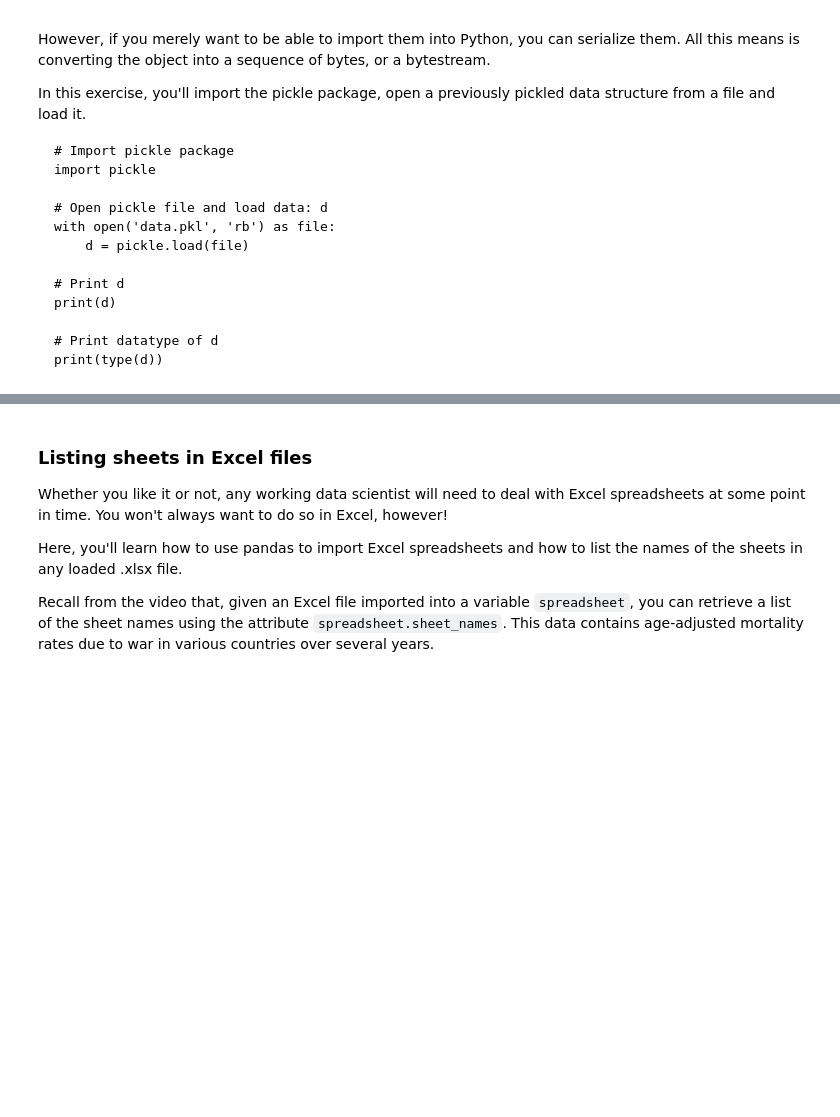
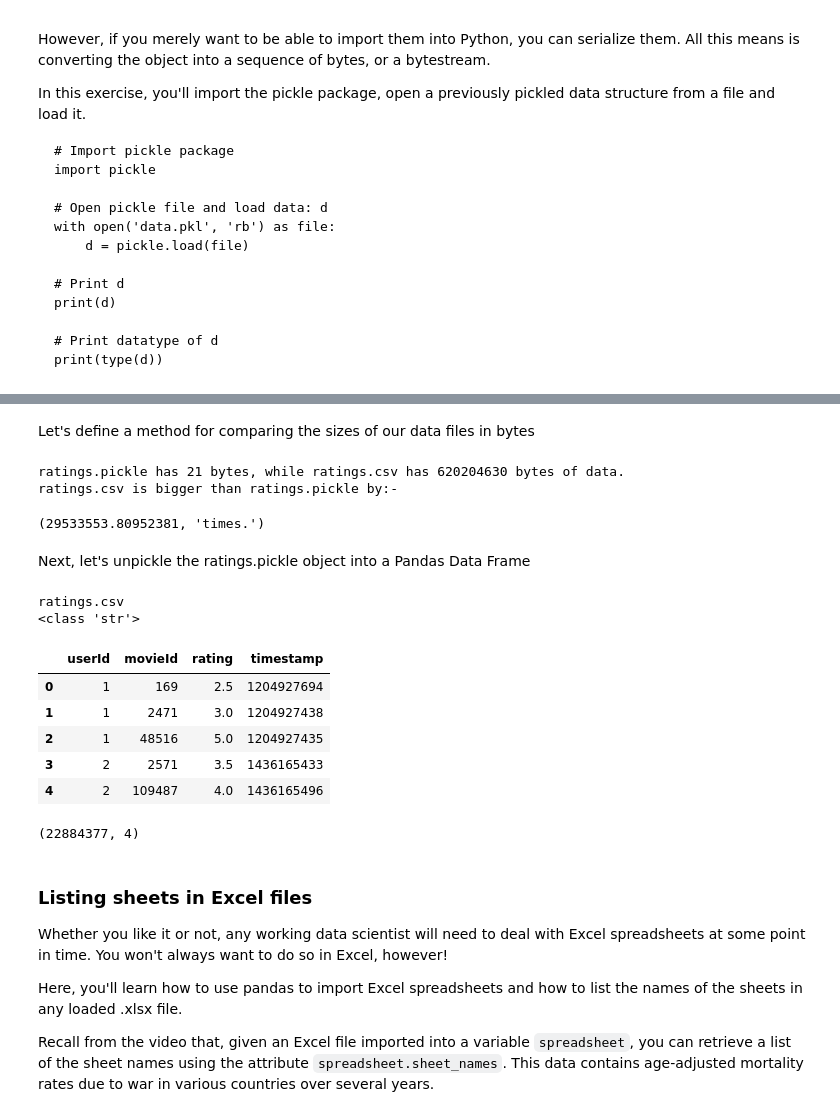
Before and after one commit to Lawrence-Krukrubo/Effective_Python, a Jupyter notebook: intro_to_importing_data_in_python.ipynb, the cells around one changed output, grey strips where cells are left out. Drawn from its saved outputs; the diff is of its cells as text; code cells hidden in the pictures; blank space fills up the shorter version.

```diff
--- a/intro_to_importing_data_in_python.ipynb
+++ b/intro_to_importing_data_in_python.ipynb
@@ -377,0 +438,2 @@ print(type(d))
+# %% [markdown]
+Let's define a method for comparing the sizes of our data files in bytes
@@ -378,3 +464,39 @@ print(type(d))
+# %%
+compare_file_sizes('ratings.pickle', 'ratings.csv')
+# %% [output]
+ratings.pickle has 21 bytes, while ratings.csv has 620204630 bytes of data.
+ratings.csv is bigger than ratings.pickle by:-
+(29533553.80952381, 'times.')
+# %% [markdown]
+Next, let's unpickle the ratings.pickle object into a Pandas Data Frame
+# %%
+# Open pickle file and load data:
+with open('ratings.pickle', 'rb') as f:
+    ratings_data = pickle.load(f)
+
+# Print ratings_data
+print(ratings_data)
+
+# Print datatype of ratings_data
+print(type(ratings_data))
+# %% [output]
+ratings.csv
+<class 'str'>
+# %%
+ratings_df = pd.read_csv(ratings_data)
+ratings_df.head()
+# %% [output]
+|  | userId | movieId | rating | timestamp |
+| 0 | 1 | 169 | 2.5 | 1204927694 |
+| 1 | 1 | 2471 | 3.0 | 1204927438 |
+| 2 | 1 | 48516 | 5.0 | 1204927435 |
+| 3 | 2 | 2571 | 3.5 | 1436165433 |
+| 4 | 2 | 109487 | 4.0 | 1436165496 |
+# %%
+# Let's see the shape of the ratings_df
+ratings_df.shape
+# %% [output]
+(22884377, 4)
 # %% [markdown]
 ### Listing sheets in Excel files
 Whether you like it or not, any working data scientist will need to deal with Excel spreadsheets at some point in time. You won't always want to do so in Excel, however!
```
Also changed, not shown: parts of 31 cells of this notebook.
